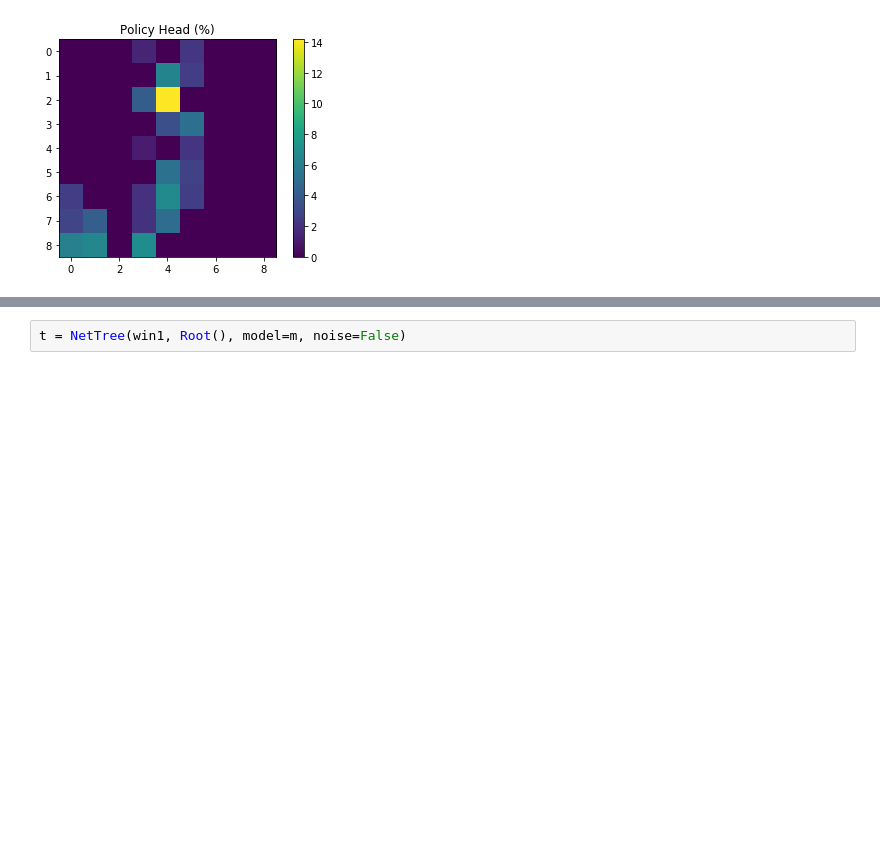
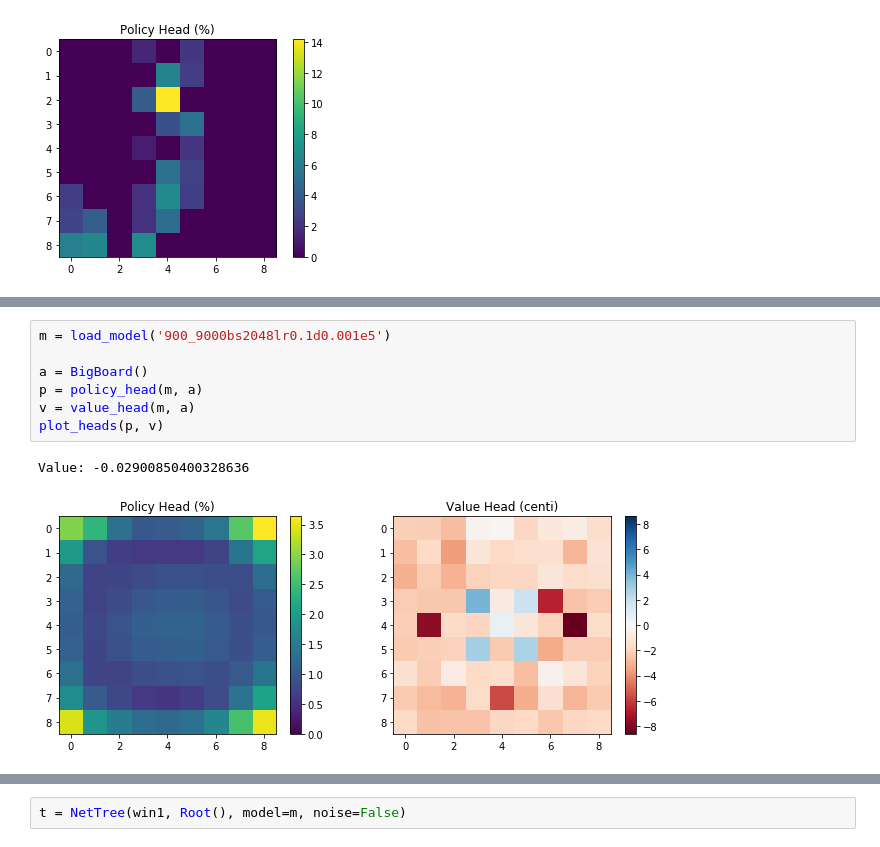
Before and after one commit to fqjin/ultimate-tictactoe, a Jupyter notebook: notebooks/Model.ipynb, the cells around one changed output, grey strips where cells are left out. Cells and saved outputs as stored; diff of their text form; blank space fills up the shorter version.

```diff
--- a/notebooks/Model.ipynb
+++ b/notebooks/Model.ipynb
@@ -510,0 +516,10 @@ Value: 0.04896783456206322
+# %%
+m = load_model('900_9000bs2048lr0.1d0.001e5')
+
+a = BigBoard()
+p = policy_head(m, a)
+v = value_head(m, a)
+plot_heads(p, v)
+# %% [output]
+Value: -0.02900850400328636
+[figure, added]
```
Also changed, not shown: parts of 4 cells of this notebook, 6 other files.
